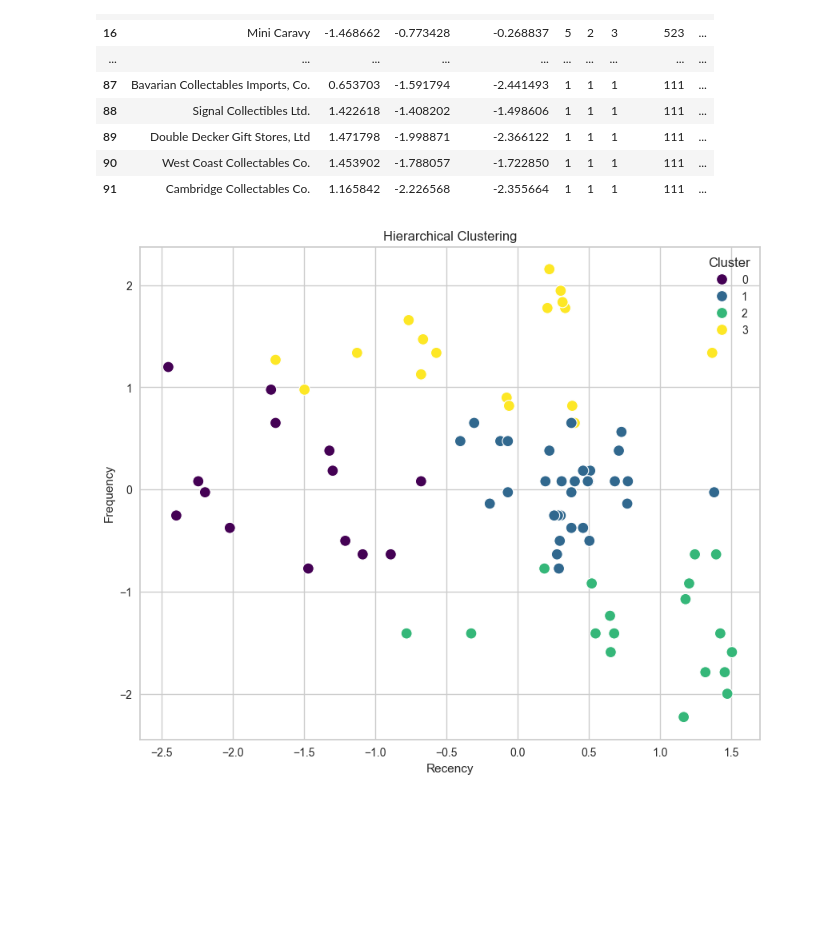
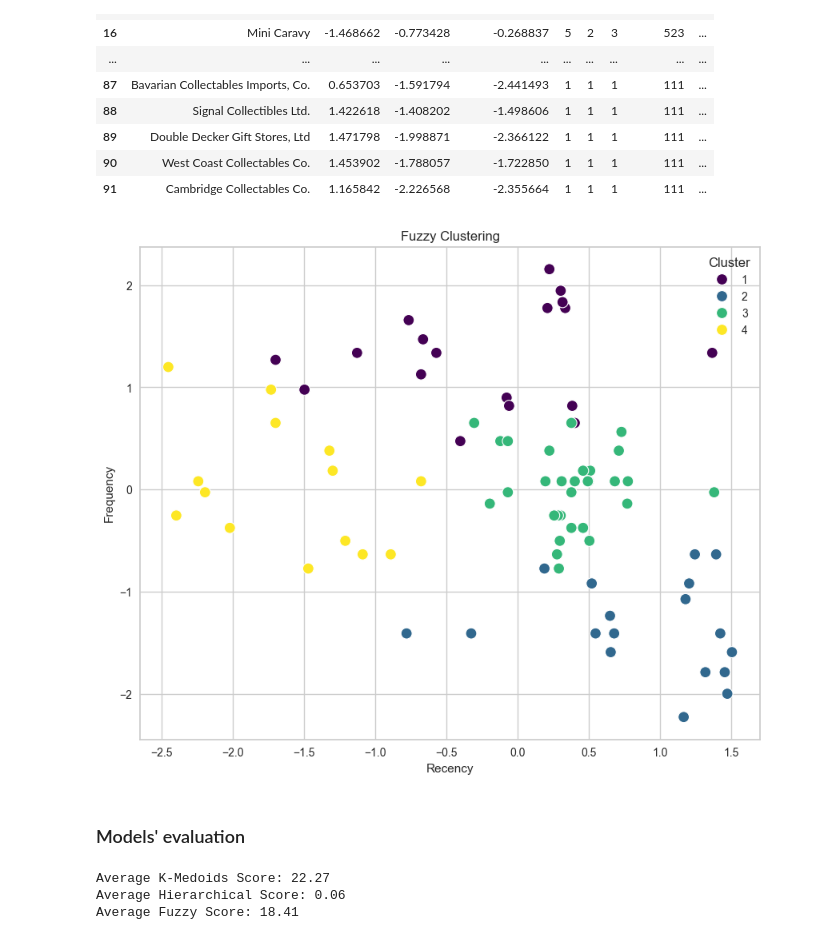
Before and after one commit to faresmohamed260/School-Work, a Jupyter notebook: Data Mining/Customer Segmentation.ipynb, the cells around one changed output. Drawn from its saved outputs; the diff is of its cells as text; code cells hidden in the pictures; blank space fills up the shorter version.

Commit message:
Added Model evaluation metrics and result comparison.

```diff
--- a/Data Mining/Customer Segmentation.ipynb
+++ b/Data Mining/Customer Segmentation.ipynb
@@ -464,8 +464,8 @@ data_array = data[['recency', 'frequency', 'monetary_value']].values.T
 
 k = visualizer.elbow_value_
 cntr, u, u0, d, jm, p, fpc = fuzz.cmeans(data_array, c=k, m=2, error=0.005, maxiter=1000, init=None)
-cluster_labels = np.argmax(u, axis=0)
-data['Fuzzy cluster'] = cluster_labels
+cluster_labels = np.argmax(u, axis=0) + 1
+data['Fuzzy Cluster'] = cluster_labels
 
 data.style.background_gradient(cmap="Greens")
 # %% [output]
@@ -489,12 +489,41 @@ data.style.background_gradient(cmap="Greens")
 # %%
 # Plot the clusters
 plt.figure(figsize=(10, 8))
-sns.scatterplot(x='recency', y='frequency', hue='Fuzzy cluster', data=data, palette='viridis', s=100)
-plt.title('Hierarchical Clustering')
+sns.scatterplot(x='recency', y='frequency', hue='Fuzzy Cluster', data=data, palette='viridis', s=100)
+plt.title('Fuzzy Clustering')
 plt.xlabel('Recency')
 plt.ylabel('Frequency')
 plt.legend(title='Cluster')
 plt.grid(True)
 plt.show()
 # %% [output]
-[figure, old version]
+[figure, new version]
+# %% [markdown]
+### Models' evaluation
+# %%
+from sklearn.metrics import silhouette_score, calinski_harabasz_score
+
+# Evaluating models performance and comparing results
+
+# Silhouette Score
+silhouette_kmedoids = silhouette_score(data.drop(['CUSTOMERNAME'], axis=1), data['K-Medoids Cluster'])
+silhouette_agglomerative = silhouette_score(data.drop(['CUSTOMERNAME'], axis=1), data['Hierarchical Cluster'])
+silhouette_fuzzy_cmeans = silhouette_score(data.drop(['CUSTOMERNAME'], axis=1), data['Fuzzy Cluster'])
+
+# Calinski-Harabasz Index
+ch_index_kmedoids = calinski_harabasz_score(data.drop(['CUSTOMERNAME'], axis=1), data['K-Medoids Cluster'])
+ch_index_agglomerative = calinski_harabasz_score(data.drop(['CUSTOMERNAME'], axis=1), data['Hierarchical Cluster'])
+ch_index_fuzzy_cmeans = calinski_harabasz_score(data.drop(['CUSTOMERNAME'], axis=1), data['Fuzzy Cluster'])
+
+# Average the metrics
+average_kmedoids = (silhouette_kmedoids + ch_index_kmedoids) / 2
+average_agglomerative = (silhouette_agglomerative + ch_index_agglomerative) / 2
+average_fuzzy_cmeans = (silhouette_fuzzy_cmeans + ch_index_fuzzy_cmeans) / 2
+
+print("Average K-Medoids Score:", round(average_kmedoids, 2))
+print("Average Hierarchical Score:", round(average_agglomerative, 2))
+print("Average Fuzzy Score:", round(average_fuzzy_cmeans, 2))
+# %% [output]
+Average K-Medoids Score: 22.27
+Average Hierarchical Score: 0.06
+Average Fuzzy Score: 18.41
```
Also changed, not shown: parts of 1 cell of this notebook.
